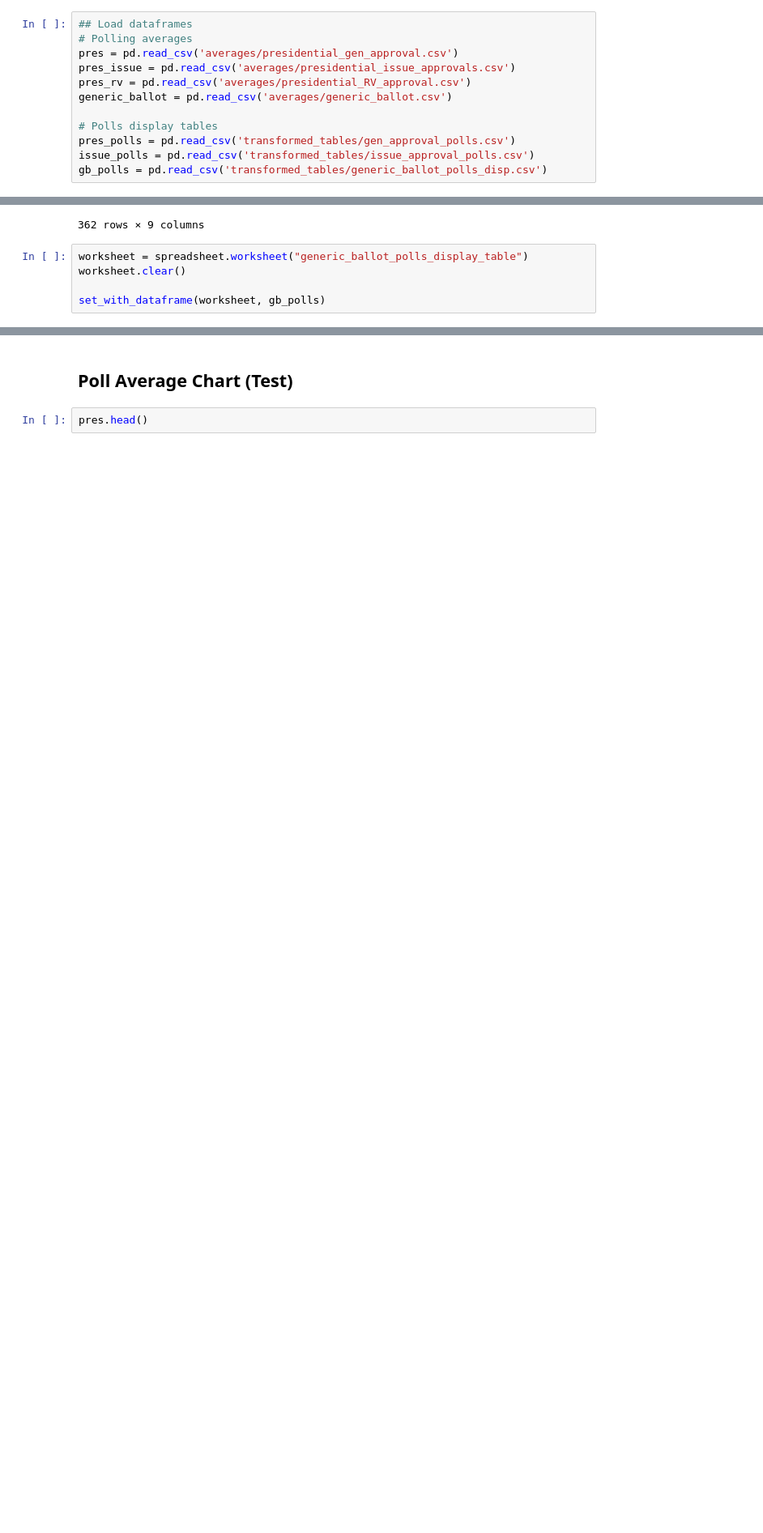
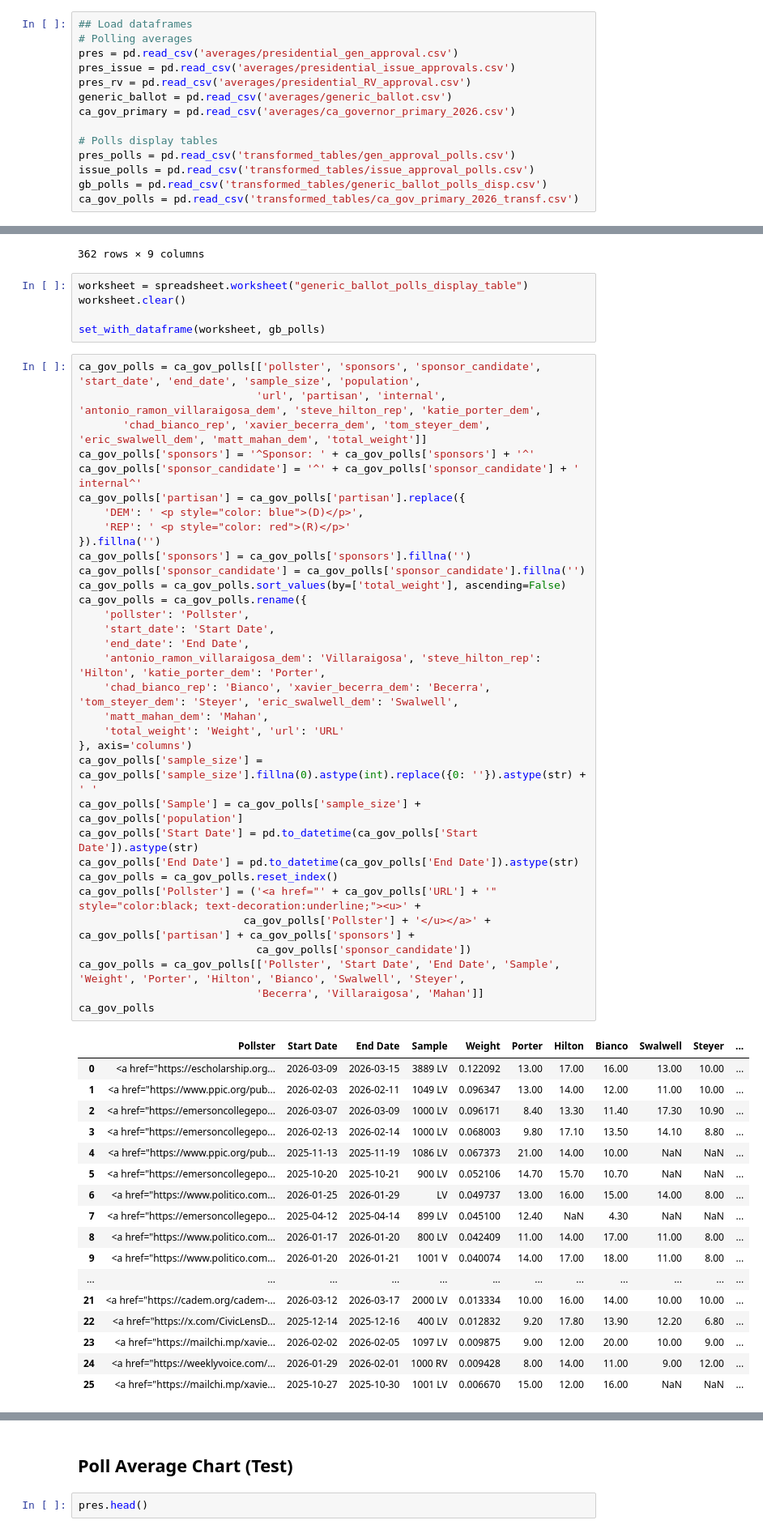
Before and after one commit to Hackquantumcpp/snoutcounter-backend, a Jupyter notebook: export.ipynb, the cells around one changed output, grey strips where cells are left out. Shown at 81% size. Cells and saved outputs as stored; diff of their text form; blank space fills up the shorter version.

Commit message:
ca governor primary update 3/27/2026

```diff
--- a/export.ipynb
+++ b/export.ipynb
@@ -19,11 +19,13 @@ pres = pd.read_csv('averages/presidential_gen_approval.csv')
 pres_issue = pd.read_csv('averages/presidential_issue_approvals.csv')
 pres_rv = pd.read_csv('averages/presidential_RV_approval.csv')
 generic_ballot = pd.read_csv('averages/generic_ballot.csv')
+ca_gov_primary = pd.read_csv('averages/ca_governor_primary_2026.csv')
 
 # Polls display tables
 pres_polls = pd.read_csv('transformed_tables/gen_approval_polls.csv')
 issue_polls = pd.read_csv('transformed_tables/issue_approval_polls.csv')
 gb_polls = pd.read_csv('transformed_tables/generic_ballot_polls_disp.csv')
+ca_gov_polls = pd.read_csv('transformed_tables/ca_gov_primary_2026_transf.csv')
 # %%
 # Define the scope
 scopes = [
@@ -212,3 +219,54 @@ worksheet = spreadsheet.worksheet("generic_ballot_polls_display_table")
 worksheet.clear()
 
 set_with_dataframe(worksheet, gb_polls)
+# %%
+ca_gov_polls = ca_gov_polls[['pollster', 'sponsors', 'sponsor_candidate', 'start_date', 'end_date', 'sample_size', 'population',
+                            'url', 'partisan', 'internal', 'antonio_ramon_villaraigosa_dem', 'steve_hilton_rep', 'katie_porter_dem',
+       'chad_bianco_rep', 'xavier_becerra_dem', 'tom_steyer_dem', 'eric_swalwell_dem', 'matt_mahan_dem', 'total_weight']]
+ca_gov_polls['sponsors'] = '^Sponsor: ' + ca_gov_polls['sponsors'] + '^'
+ca_gov_polls['sponsor_candidate'] = '^' + ca_gov_polls['sponsor_candidate'] + ' internal^'
+ca_gov_polls['partisan'] = ca_gov_polls['partisan'].replace({
+    'DEM': ' <p style="color: blue">(D)</p>',
+    'REP': ' <p style="color: red">(R)</p>'
+}).fillna('')
+ca_gov_polls['sponsors'] = ca_gov_polls['sponsors'].fillna('')
+ca_gov_polls['sponsor_candidate'] = ca_gov_polls['sponsor_candidate'].fillna('')
+ca_gov_polls = ca_gov_polls.sort_values(by=['total_weight'], ascending=False)
+ca_gov_polls = ca_gov_polls.rename({
+    'pollster': 'Pollster',
+    'start_date': 'Start Date',
+    'end_date': 'End Date',
+    'antonio_ramon_villaraigosa_dem': 'Villaraigosa', 'steve_hilton_rep': 'Hilton', 'katie_porter_dem': 'Porter',
+    'chad_bianco_rep': 'Bianco', 'xavier_becerra_dem': 'Becerra', 'tom_steyer_dem': 'Steyer', 'eric_swalwell_dem': 'Swalwell',
+    'matt_mahan_dem': 'Mahan',
+    'total_weight': 'Weight', 'url': 'URL'
+}, axis='columns')
+ca_gov_polls['sample_size'] = ca_gov_polls['sample_size'].fillna(0).astype(int).replace({0: ''}).astype(str) + ' '
+ca_gov_polls['Sample'] = ca_gov_polls['sample_size'] + ca_gov_polls['population']
+ca_gov_polls['Start Date'] = pd.to_datetime(ca_gov_polls['Start Date']).astype(str)
+ca_gov_polls['End Date'] = pd.to_datetime(ca_gov_polls['End Date']).astype(str)
+ca_gov_polls = ca_gov_polls.reset_index()
+ca_gov_polls['Pollster'] = ('<a href="' + ca_gov_polls['URL'] + '" style="color:black; text-decoration:underline;"><u>' +
+                          ca_gov_polls['Pollster'] + '</u></a>' + ca_gov_polls['partisan'] + ca_gov_polls['sponsors'] +
+                            ca_gov_polls['sponsor_candidate'])
+ca_gov_polls = ca_gov_polls[['Pollster', 'Start Date', 'End Date', 'Sample', 'Weight', 'Porter', 'Hilton', 'Bianco', 'Swalwell', 'Steyer',
+                            'Becerra', 'Villaraigosa', 'Mahan']]
+ca_gov_polls
+# %% [output]
+|  | Pollster | Start Date | End Date | Sample | Weight | Porter | Hilton | Bianco | Swalwell | Steyer | ... |
+| 0 | <a href="https://escholarship.org... | 2026-03-09 | 2026-03-15 | 3889 LV | 0.122092 | 13.00 | 17.00 | 16.00 | 13.00 | 10.00 | ... |
+| 1 | <a href="https://www.ppic.org/pub... | 2026-02-03 | 2026-02-11 | 1049 LV | 0.096347 | 13.00 | 14.00 | 12.00 | 11.00 | 10.00 | ... |
+| 2 | <a href="https://emersoncollegepo... | 2026-03-07 | 2026-03-09 | 1000 LV | 0.096171 | 8.40 | 13.30 | 11.40 | 17.30 | 10.90 | ... |
+| 3 | <a href="https://emersoncollegepo... | 2026-02-13 | 2026-02-14 | 1000 LV | 0.068003 | 9.80 | 17.10 | 13.50 | 14.10 | 8.80 | ... |
+| 4 | <a href="https://www.ppic.org/pub... | 2025-11-13 | 2025-11-19 | 1086 LV | 0.067373 | 21.00 | 14.00 | 10.00 | NaN | NaN | ... |
+| 5 | <a href="https://emersoncollegepo... | 2025-10-20 | 2025-10-21 | 900 LV | 0.052106 | 14.70 | 15.70 | 10.70 | NaN | NaN | ... |
+| 6 | <a href="https://www.politico.com... | 2026-01-25 | 2026-01-29 | LV | 0.049737 | 13.00 | 16.00 | 15.00 | 14.00 | 8.00 | ... |
+| 7 | <a href="https://emersoncollegepo... | 2025-04-12 | 2025-04-14 | 899 LV | 0.045100 | 12.40 | NaN | 4.30 | NaN | NaN | ... |
+| 8 | <a href="https://www.politico.com... | 2026-01-17 | 2026-01-20 | 800 LV | 0.042409 | 11.00 | 14.00 | 17.00 | 11.00 | 8.00 | ... |
+| 9 | <a href="https://www.politico.com... | 2026-01-20 | 2026-01-21 | 1001 V | 0.040074 | 14.00 | 17.00 | 18.00 | 11.00 | 8.00 | ... |
+| ... | ... | ... | ... | ... | ... | ... | ... | ... | ... | ... | ... |
+| 21 | <a href="https://cadem.org/cadem-... | 2026-03-12 | 2026-03-17 | 2000 LV | 0.013334 | 10.00 | 16.00 | 14.00 | 10.00 | 10.00 | ... |
+| 22 | <a href="https://x.com/CivicLensD... | 2025-12-14 | 2025-12-16 | 400 LV | 0.012832 | 9.20 | 17.80 | 13.90 | 12.20 | 6.80 | ... |
+| 23 | <a href="https://mailchi.mp/xavie... | 2026-02-02 | 2026-02-05 | 1097 LV | 0.009875 | 9.00 | 12.00 | 20.00 | 10.00 | 9.00 | ... |
+| 24 | <a href="https://weeklyvoice.com/... | 2026-01-29 | 2026-02-01 | 1000 RV | 0.009428 | 8.00 | 14.00 | 11.00 | 9.00 | 12.00 | ... |
+| 25 | <a href="https://mailchi.mp/xavie... | 2025-10-27 | 2025-10-30 | 1001 LV | 0.006670 | 15.00 | 12.00 | 16.00 | NaN | NaN | ... |
```
Also changed, not shown: parts of 2 cells of this notebook, 5 other files.
